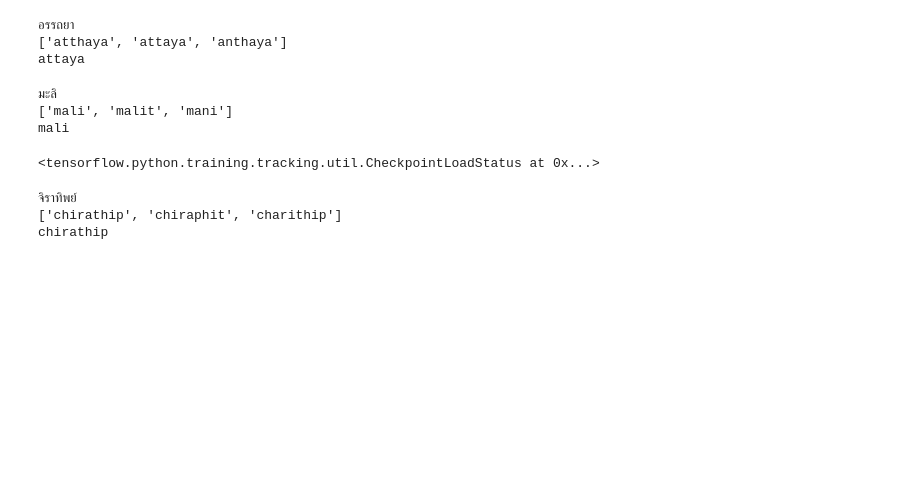
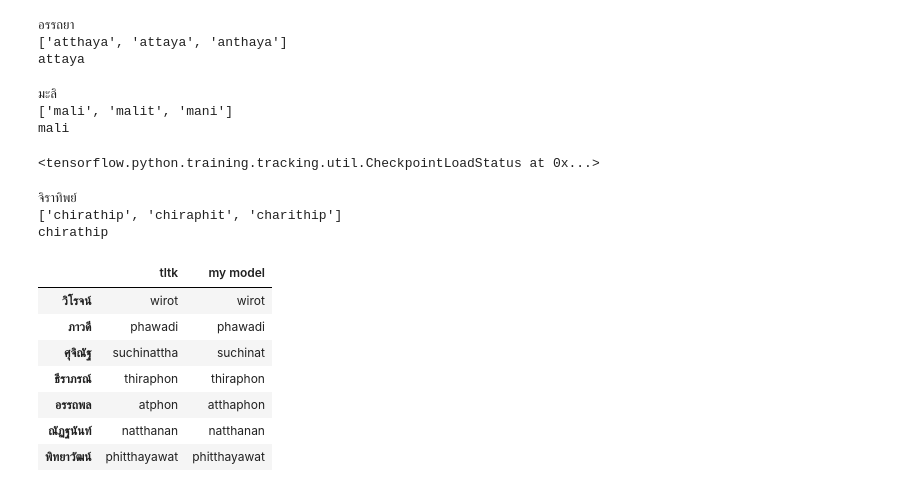
Before and after one commit to nozomiyamada/thai_romanization, a Jupyter notebook: train.ipynb, the cells around one changed output. Drawn from its saved outputs; the diff is of its cells as text; code cells hidden in the pictures; blank space fills up the shorter version.

```diff
--- a/train.ipynb
+++ b/train.ipynb
@@ -170,3 +172,20 @@ print(test_y[i])
 จิราทิพย์
 ['chirathip', 'chiraphit', 'charithip']
 chirathip
+# %%
+names = ["วิโรจน์","ภาวดี","ศุจิณัฐ","ธีราภรณ์","อรรถพล","ณัฏฐนันท์","พิทยาวัฒน์"]
+df = pd.DataFrame(columns=["tltk","my model"])
+for name in names:
+    n = seq2seq1.predict_one(name, join_by="")
+    t = tltk.th2roman(name).replace("<s/>","").replace(" ","").strip()
+    df.loc[name] = [t,n]
+df
+# %% [output]
+|  | tltk | my model |
+| วิโรจน์ | wirot | wirot |
+| ภาวดี | phawadi | phawadi |
+| ศุจิณัฐ | suchinattha | suchinat |
+| ธีราภรณ์ | thiraphon | thiraphon |
+| อรรถพล | atphon | atthaphon |
+| ณัฏฐนันท์ | natthanan | natthanan |
+| พิทยาวัฒน์ | phitthayawat | phitthayawat |
```
Also changed, not shown: parts of 4 cells of this notebook, 12 other files.
